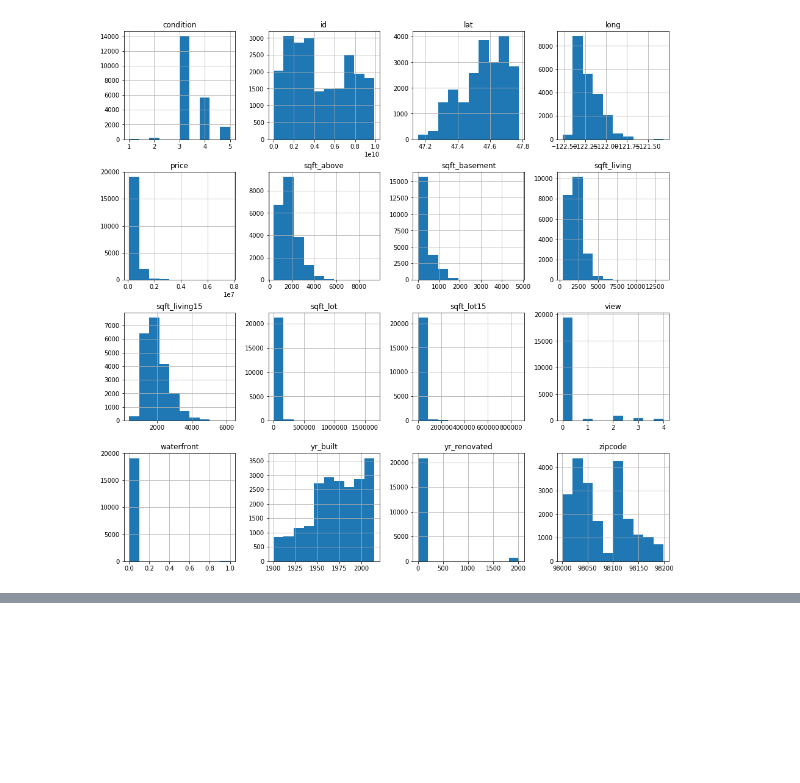
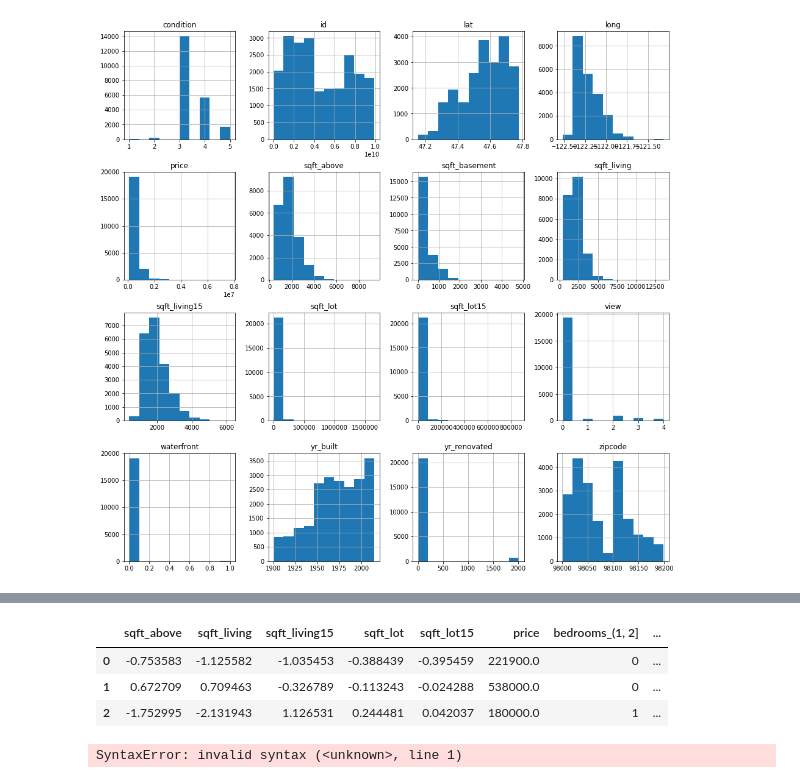
Before and after one commit to whitcrrd/dsc-1-final-project-online-ds-ft-021119, a Jupyter notebook: student.ipynb, the cells around one changed output, grey strips where cells are left out. Cells and saved outputs as stored; diff of their text form; code cells hidden in the pictures; blank space fills up the shorter version.

```diff
--- a/student.ipynb
+++ b/student.ipynb
@@ -451,0 +538,23 @@ array([[<matplotlib.axes._subplots.AxesSubplot object at 0x...>,
+# %%
+price = data['price']
+outcome = 'price'
+data_ols = pd.concat([df_log, price, bedroom_dummy], axis=1)
+data_ols.head(3)
+# %% [output]
+|  | sqft_above | sqft_living | sqft_living15 | sqft_lot | sqft_lot15 | price | bedrooms_(1, 2] | ... |
+| 0 | -0.753583 | -1.125582 | -1.035453 | -0.388439 | -0.395459 | 221900.0 | 0 | ... |
+| 1 | 0.672709 | 0.709463 | -0.326789 | -0.113243 | -0.024288 | 538000.0 | 0 | ... |
+| 2 | -1.752995 | -2.131943 | 1.126531 | 0.244481 | 0.042037 | 180000.0 | 1 | ... |
+# %%
+price = data['price']
+outcome = 'price'
+predictors = data_ols.drop('price', axis=1)
+predictors = predictors.drop('sqft_lot15', axis=1)
+pred_sum = "+".join(predictors.columns)
+formula = outcome + "~" + pred_sum
+
+model = ols(formula=formula, data=data_ols).fit()
+
+model.summary()
+# %% [output]
+SyntaxError: invalid syntax (<unknown>, line 1)
```
Also changed, not shown: parts of 9 cells of this notebook, 1 other file.
